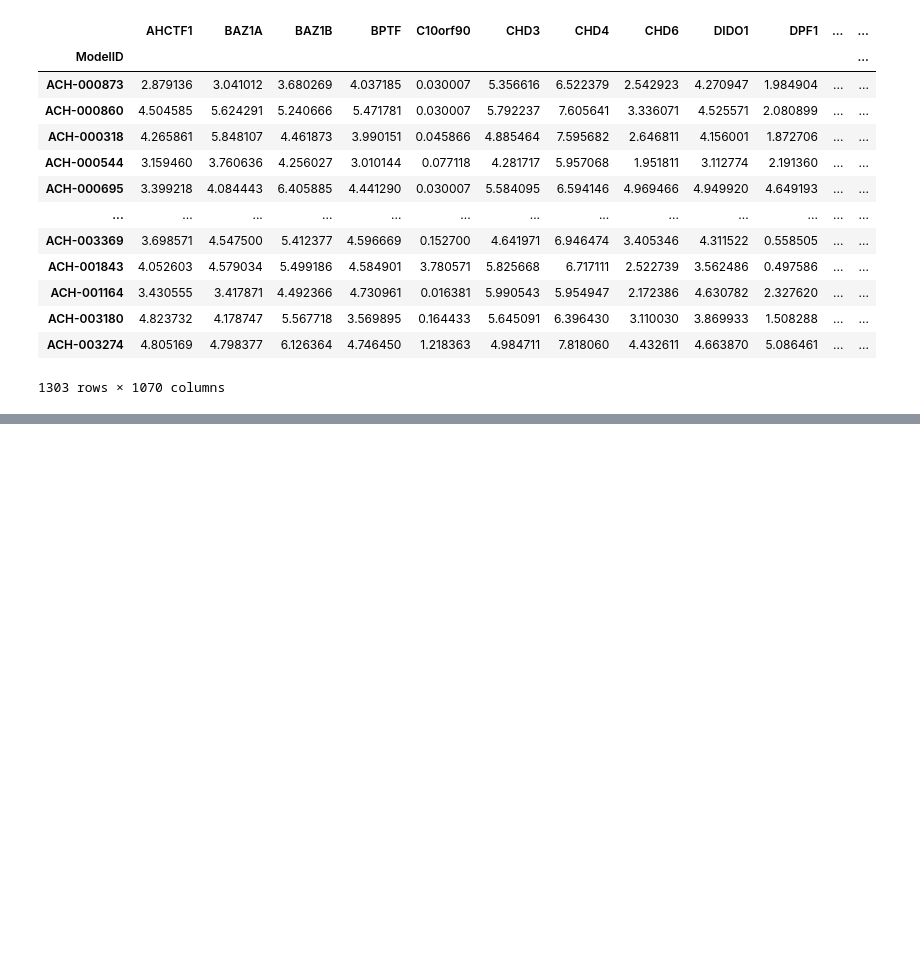
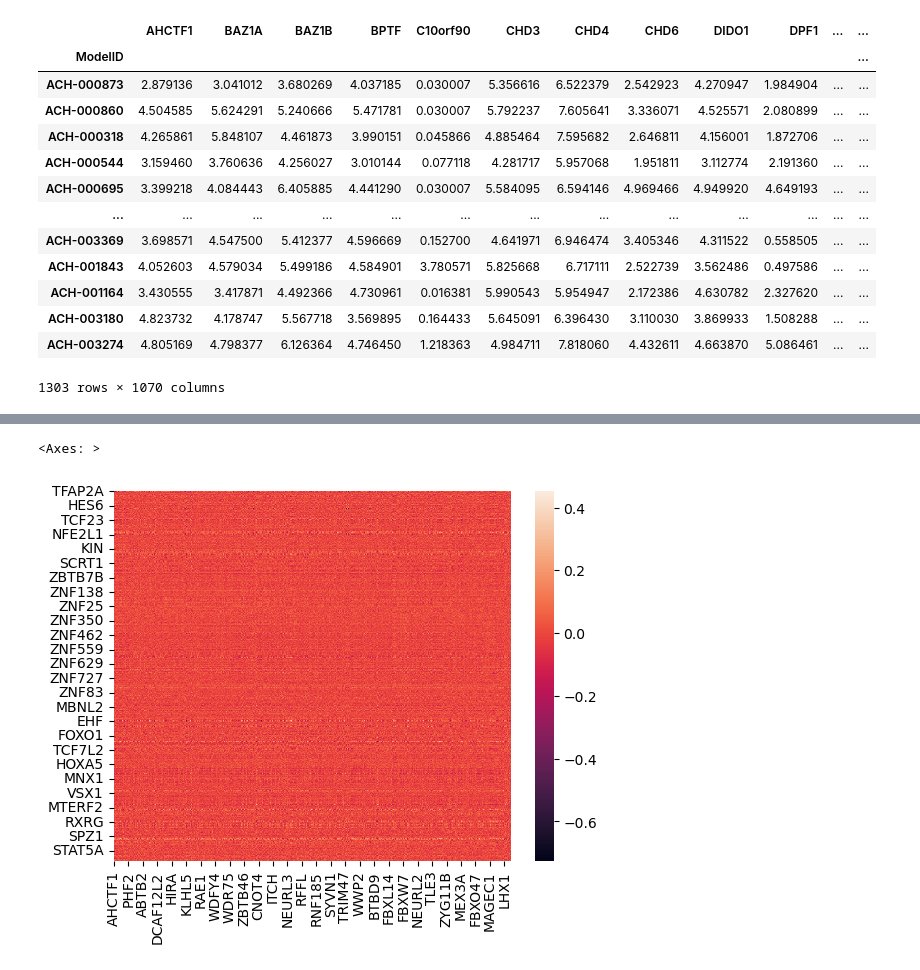
Before and after one commit to ddiannae/cancer_bootcamp25, a Jupyter notebook: project_week_get_tf_dependencies.ipynb, the cells around one changed output, grey strips where cells are left out. Saved outputs shown, nothing was run; the diff lists cells and outputs as text; code cells hidden in the pictures; blank space fills up the shorter version.

```diff
--- a/project_week_get_tf_dependencies.ipynb
+++ b/project_week_get_tf_dependencies.ipynb
@@ -566,0 +610,2 @@ concat_df.corr()
+# %%
+combined_df = pd.concat([E3_expr_filtered, crispr_dependencies_3_filtered], axis=1)
@@ -566,0 +629,2 @@ concat_df.corr()
+# %%
+correlation_matrix = combined_df.corr(method='pearson')
@@ -566,0 +647,3 @@ concat_df.corr()
+# %%
+correlation_matrix_sub = correlation_matrix.iloc[1070:, 0:1070]
+correlation_matrix_sub
@@ -566,0 +668,5 @@ concat_df.corr()
+# %%
+sns.heatmap(correlation_matrix_sub)
+# %% [output]
+<Axes: >
+[figure, added]
```
Also changed, not shown: parts of 14 cells of this notebook.
